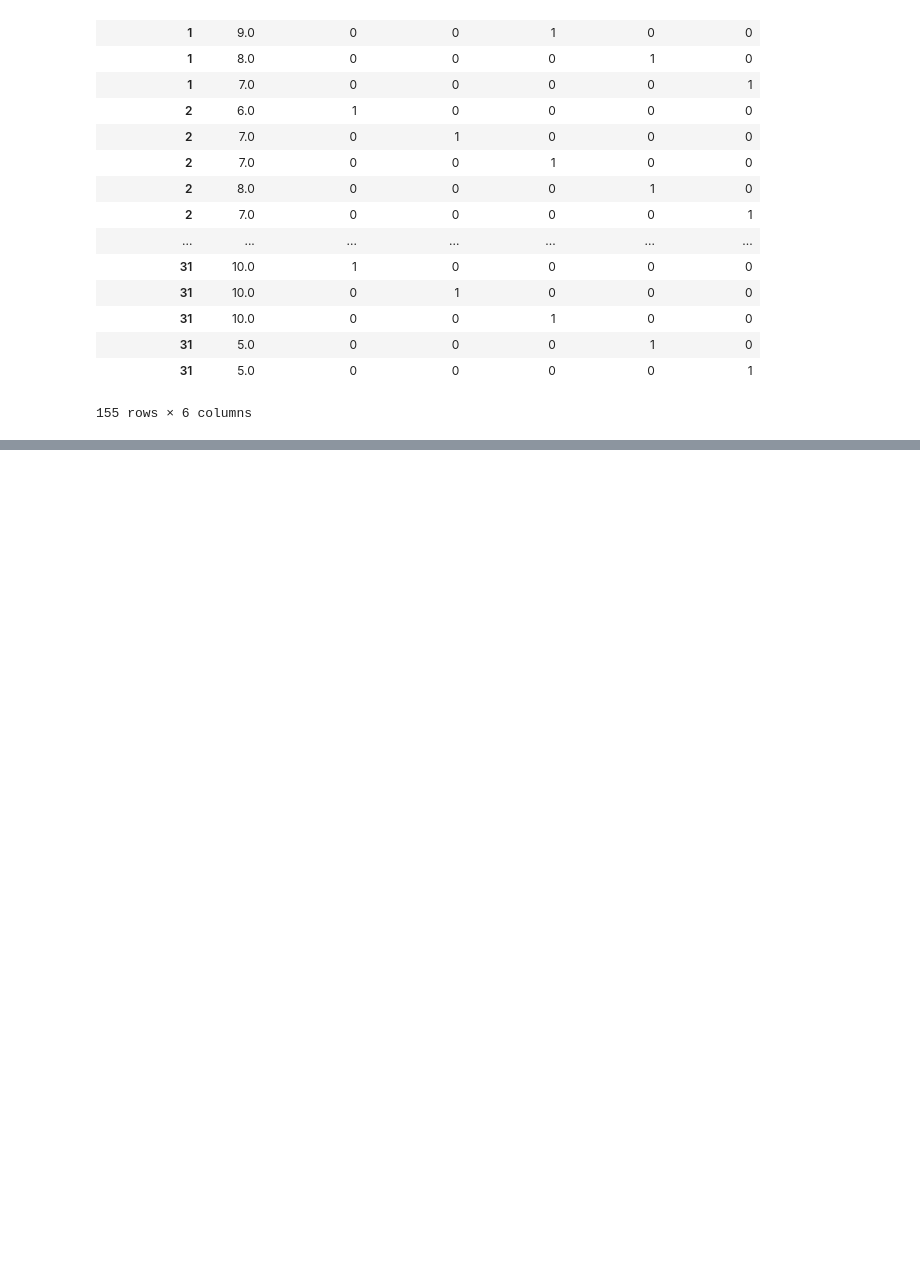
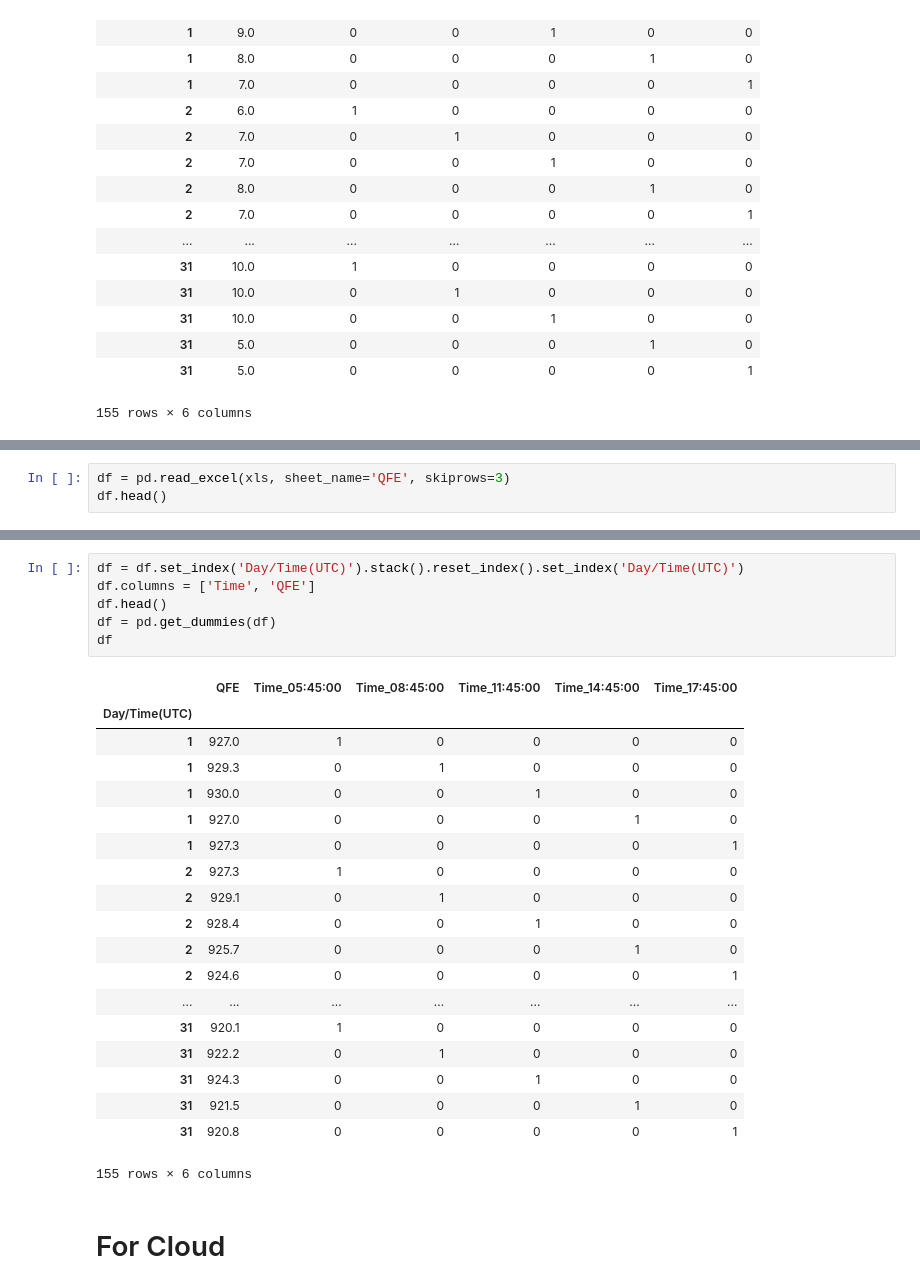
Before and after one commit to kaushu42/weather-forecast-nepal, a Jupyter notebook: preprocess.ipynb, the cells around one changed output, grey strips where cells are left out. Drawn from its saved outputs; the diff is of its cells as text; blank space fills up the shorter version.

```diff
--- a/preprocess.ipynb
+++ b/preprocess.ipynb
@@ -48,0 +89,3 @@ df
+# %%
+df = pd.read_excel(xls, sheet_name='QFE', skiprows=3)
+df.head()
@@ -48,0 +99,28 @@ df
+# %%
+df = df.set_index('Day/Time(UTC)').stack().reset_index().set_index('Day/Time(UTC)')
+df.columns = ['Time', 'QFE']
+df.head()
+df = pd.get_dummies(df)
+df
+# %% [output]
+|  | QFE | Time_05:45:00 | Time_08:45:00 | Time_11:45:00 | Time_14:45:00 | Time_17:45:00 |
+| Day/Time(UTC) |  |  |  |  |  |  |
+| 1 | 927.0 | 1 | 0 | 0 | 0 | 0 |
+| 1 | 929.3 | 0 | 1 | 0 | 0 | 0 |
+| 1 | 930.0 | 0 | 0 | 1 | 0 | 0 |
+| 1 | 927.0 | 0 | 0 | 0 | 1 | 0 |
+| 1 | 927.3 | 0 | 0 | 0 | 0 | 1 |
+| 2 | 927.3 | 1 | 0 | 0 | 0 | 0 |
+| 2 | 929.1 | 0 | 1 | 0 | 0 | 0 |
+| 2 | 928.4 | 0 | 0 | 1 | 0 | 0 |
+| 2 | 925.7 | 0 | 0 | 0 | 1 | 0 |
+| 2 | 924.6 | 0 | 0 | 0 | 0 | 1 |
+| ... | ... | ... | ... | ... | ... | ... |
+| 31 | 920.1 | 1 | 0 | 0 | 0 | 0 |
+| 31 | 922.2 | 0 | 1 | 0 | 0 | 0 |
+| 31 | 924.3 | 0 | 0 | 1 | 0 | 0 |
+| 31 | 921.5 | 0 | 0 | 0 | 1 | 0 |
+| 31 | 920.8 | 0 | 0 | 0 | 0 | 1 |
+155 rows × 6 columns
+# %% [markdown]
+# For Cloud
```
Also changed, not shown: parts of 10 cells of this notebook.
